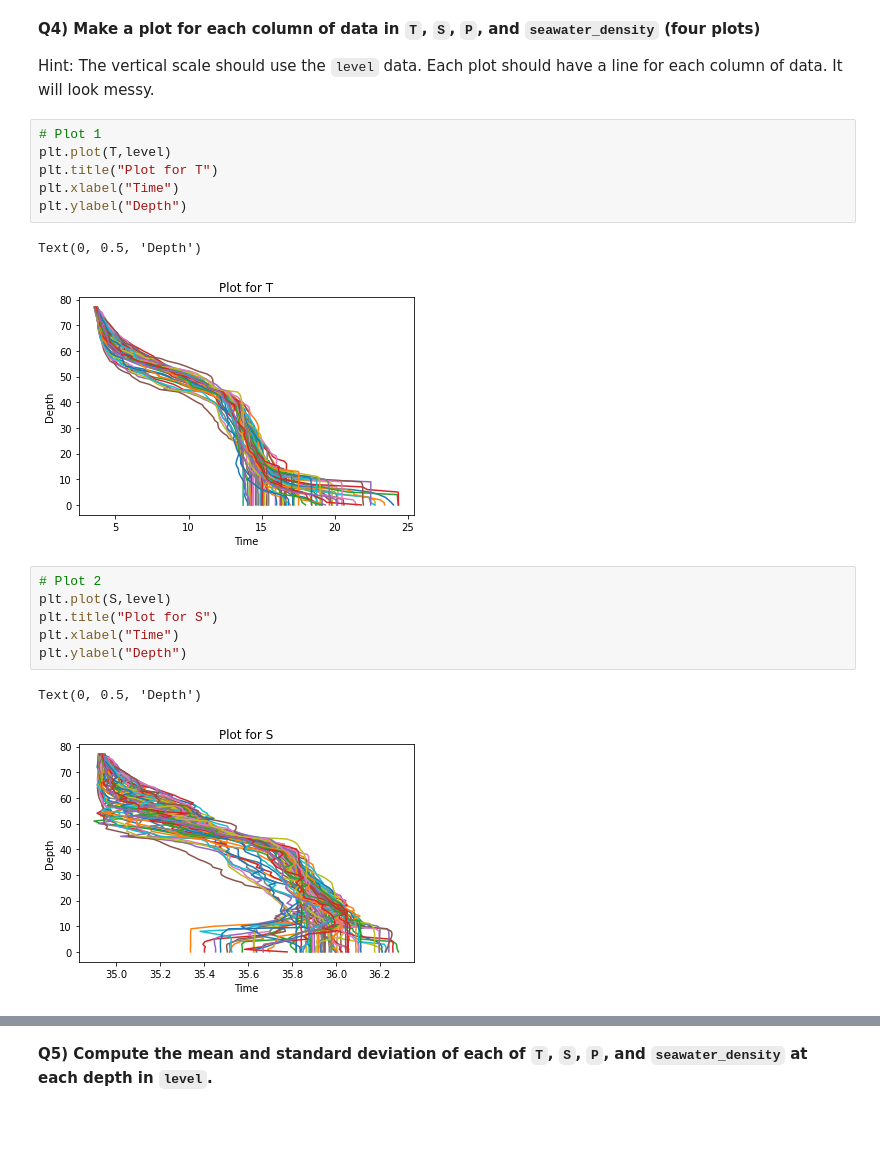
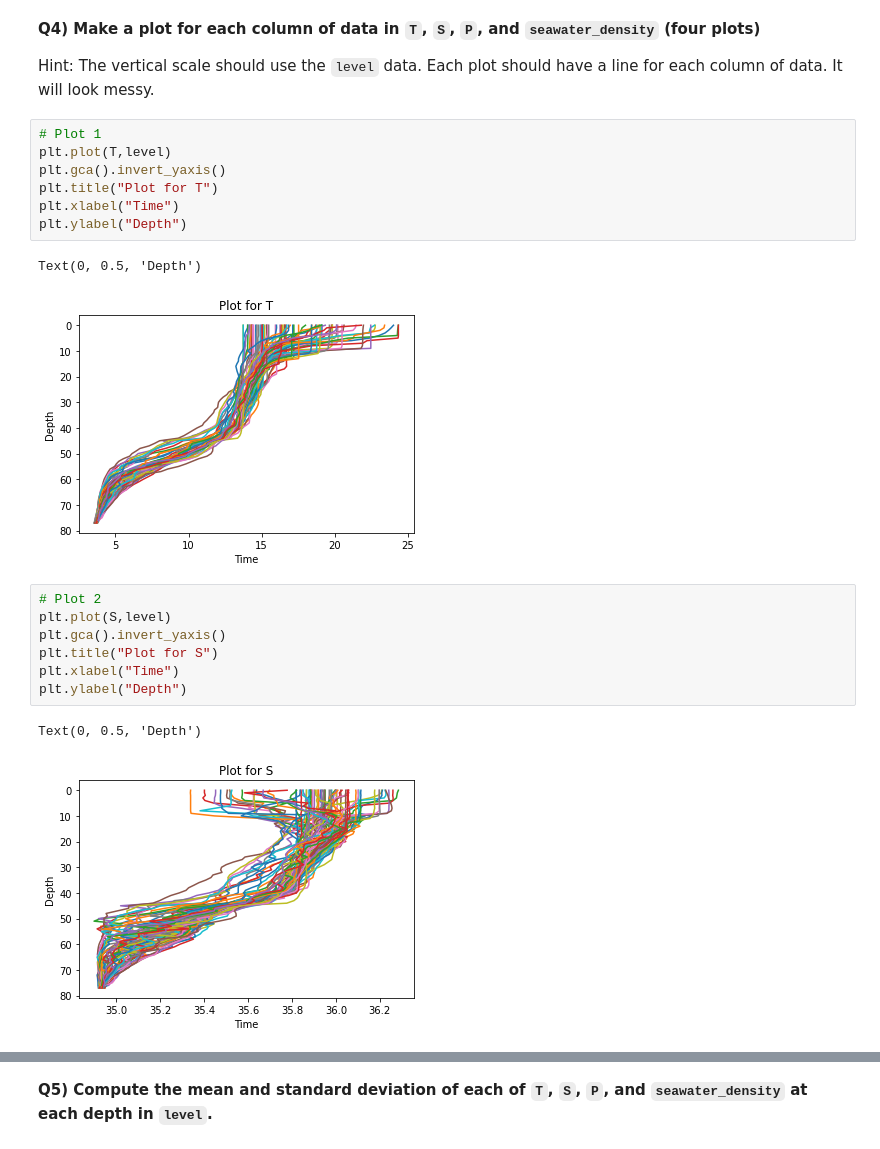
Before and after one commit to AlePol27/2022_ML_Earth_Env_Sci, a Jupyter notebook: Lab_Notebooks/S1_2_Numpy.ipynb, the cells around one changed output, grey strips where cells are left out. Drawn from its saved outputs; the diff is of its cells as text.

```diff
--- a/Lab_Notebooks/S1_2_Numpy.ipynb
+++ b/Lab_Notebooks/S1_2_Numpy.ipynb
@@ -593,21 +593,23 @@ Hint: The vertical scale should use the `level` data. Each plot should have a li
 # %%
 # Plot 1
 plt.plot(T,level)
+plt.gca().invert_yaxis()
 plt.title("Plot for T")
 plt.xlabel("Time")
 plt.ylabel("Depth")
 # %% [output]
 Text(0, 0.5, 'Depth')
-[figure, old version]
+[figure, new version]
 # %%
 # Plot 2
 plt.plot(S,level)
+plt.gca().invert_yaxis()
 plt.title("Plot for S")
 plt.xlabel("Time")
 plt.ylabel("Depth")
 # %% [output]
 Text(0, 0.5, 'Depth')
-[figure, old version]
+[figure, new version]
 # %%
 # Plot 3
 plt.plot(P,level)
```
Also changed, not shown: parts of 11 cells of this notebook.
